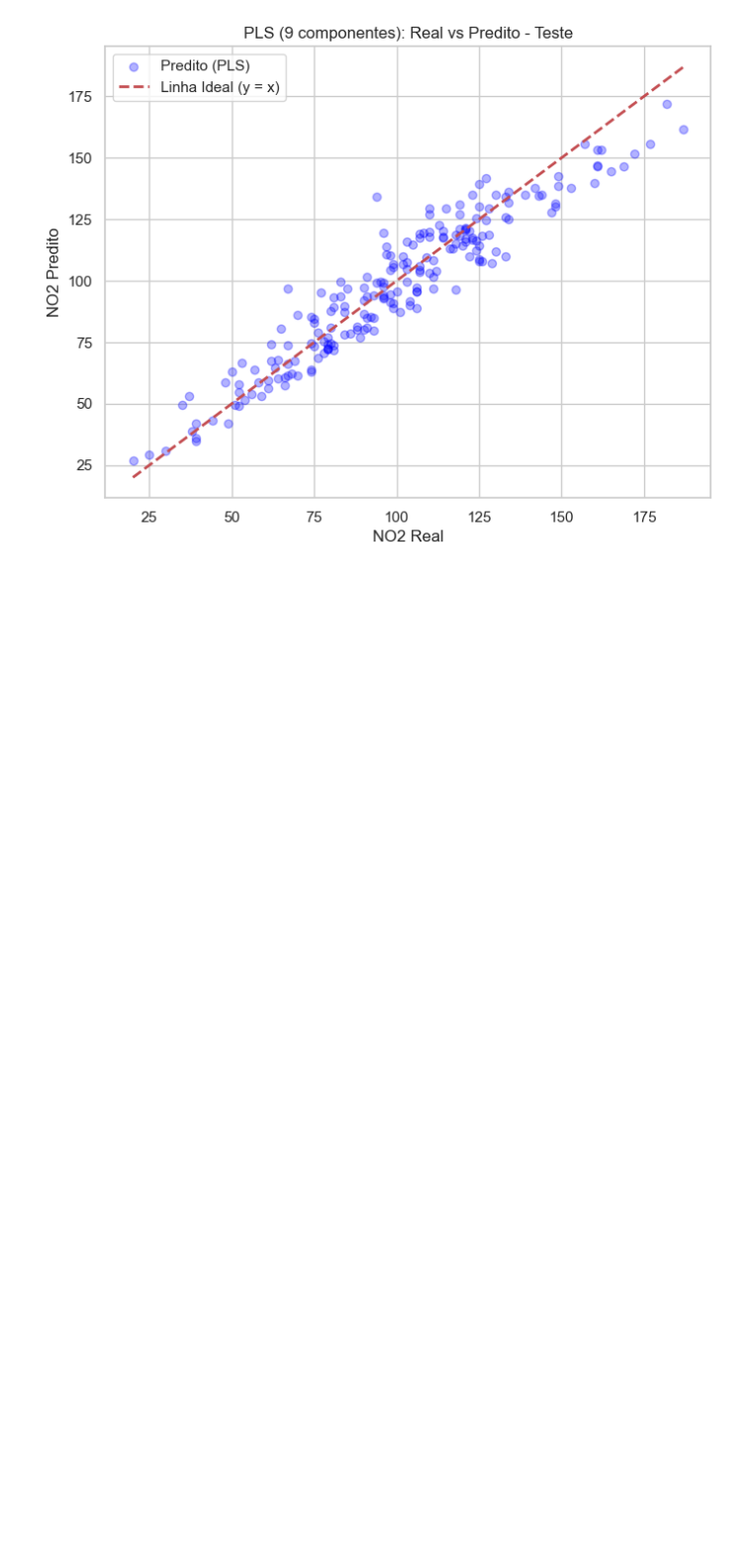
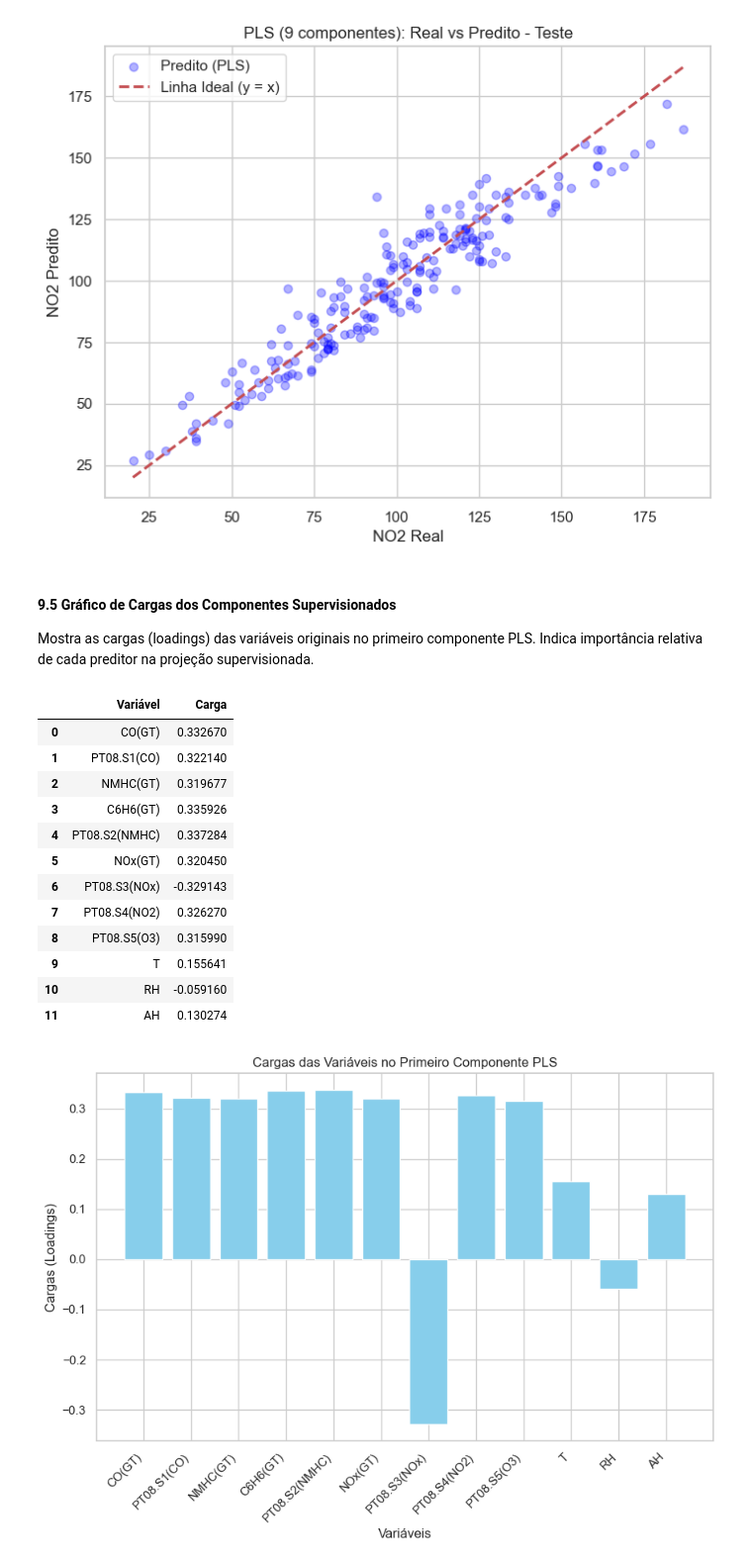
Before and after one commit to diego-nac/ica-homeworks, a Jupyter notebook: homework2/code.ipynb, the cells around one changed output. Shown at 99% size. Drawn from its saved outputs; the diff is of its cells as text; code cells hidden in the pictures; blank space fills up the shorter version.

```diff
--- a/homework2/code.ipynb
+++ b/homework2/code.ipynb
@@ -50,7 +51,7 @@ sns.set_theme(style="whitegrid")
 plt.rcParams.update({"figure.figsize": (12, 6)})
 
 # Diretório para salvar imagens
-PATH_FIG = "./figures_hw2"
+PATH_FIG = "./figures"
 os.makedirs(PATH_FIG, exist_ok=True)
 
 def savefig(name): return plt.savefig(os.path.join(
@@ -607,7 +608,7 @@ for n_comp in components_grid:
         X_train_norm,
         y_train,
         k=k_folds_pls,
-        model_kwargs={"n_components": n_comp}
+        model_kwargs={"n_components": n_comp, "random_state": SEED}
     )
     pls_cv_summary.append({
         "n_components": n_comp,
@@ -732,3 +721,34 @@ savefig("pls_real_vs_pred")
 plt.show()
 # %% [output]
 [figure]
+# %% [markdown]
+#### 9.5 Gráfico de Cargas dos Componentes Supervisionados
+Mostra as cargas (loadings) das variáveis originais no primeiro componente PLS.
+Indica importância relativa de cada preditor na projeção supervisionada.
+# %%
+loadings = pls_best.x_loadings_[:, 0]  # Cargas do primeiro componente
+loadings_df = pd.DataFrame({'Variável': feature_cols, 'Carga': loadings})
+display(loadings_df)
+plt.figure(figsize=(10, 6))
+plt.bar(range(len(feature_cols)), loadings, color='skyblue')
+plt.xticks(range(len(feature_cols)), feature_cols, rotation=45, ha='right')
+plt.xlabel('Variáveis')
+plt.ylabel('Cargas (Loadings)')
+plt.title('Cargas das Variáveis no Primeiro Componente PLS')
+savefig('pls_loadings')
+plt.show()
+# %% [output]
+|  | Variável | Carga |
+| 0 | CO(GT) | 0.332670 |
+| 1 | PT08.S1(CO) | 0.322140 |
+| 2 | NMHC(GT) | 0.319677 |
+| 3 | C6H6(GT) | 0.335926 |
+| 4 | PT08.S2(NMHC) | 0.337284 |
+| 5 | NOx(GT) | 0.320450 |
+| 6 | PT08.S3(NOx) | -0.329143 |
+| 7 | PT08.S4(NO2) | 0.326270 |
+| 8 | PT08.S5(O3) | 0.315990 |
+| 9 | T | 0.155641 |
+| 10 | RH | -0.059160 |
+| 11 | AH | 0.130274 |
+[figure, added]
```
Also changed, not shown: parts of 8 cells of this notebook, 2 other files.
